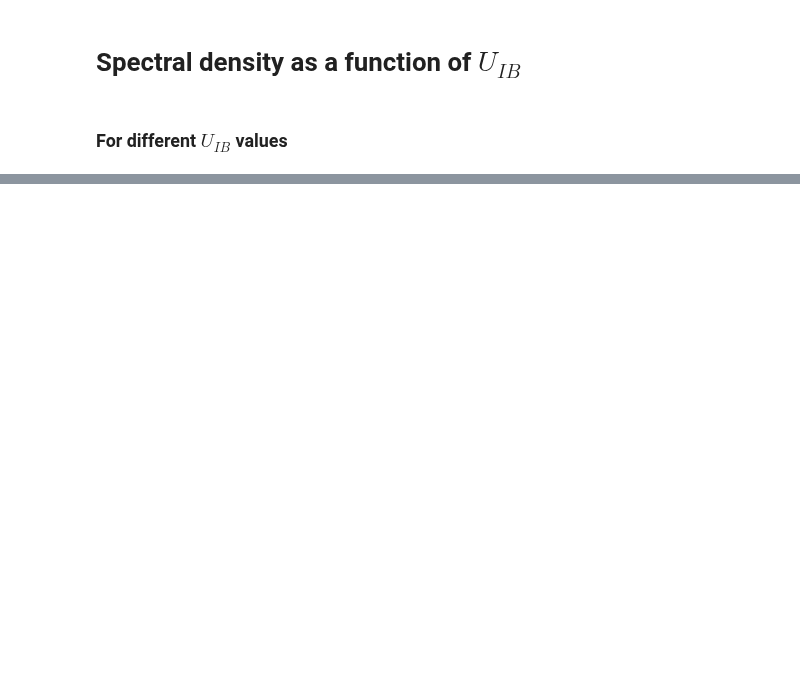
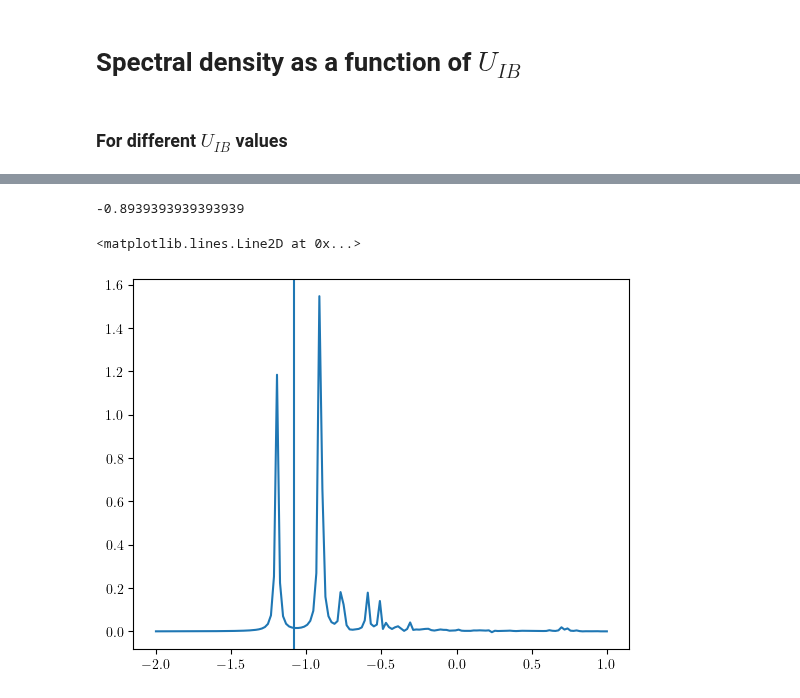
Before and after one commit to ragheedalhyder/BoseHubbard, a Jupyter notebook: src/Comparison_MC.ipynb, the cells around one changed output, grey strips where cells are left out. Saved outputs shown, nothing was run; the diff lists cells and outputs as text; code cells hidden in the pictures; blank space fills up the shorter version.

```diff
--- a/src/Comparison_MC.ipynb
+++ b/src/Comparison_MC.ipynb
@@ -449,0 +440,9 @@ plt.show()
+# %%
+ind = 20
+print(UIBs[ind])
+plt.plot(en_vector, SpectralFuncs[ind,:])
+plt.axvline(x =interpolated_values[ind])
+# %% [output]
+-0.8939393939393939
+<matplotlib.lines.Line2D at 0x...>
+[figure, added]
```
Also changed, not shown: parts of 12 cells of this notebook, 2 other files.
